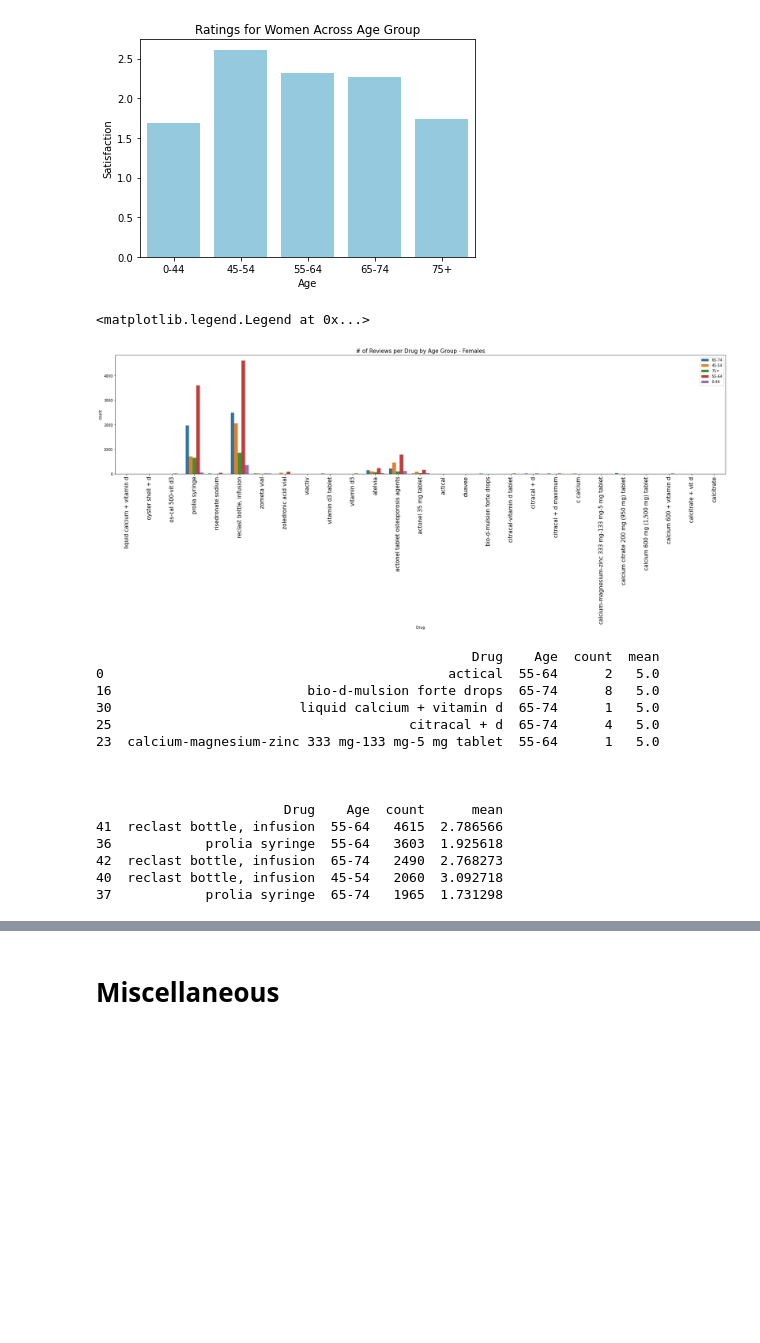
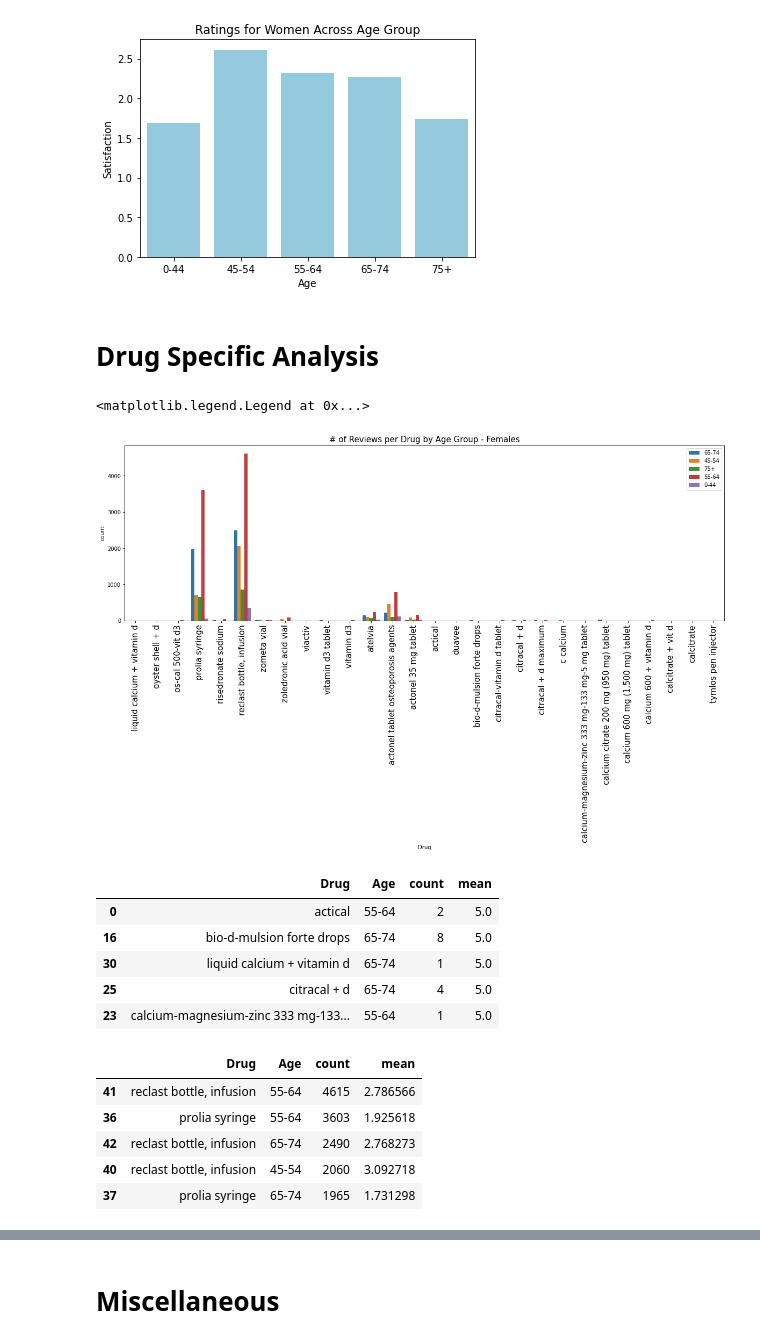
Before and after one commit to woonsupkim/DrugReview, a Jupyter notebook: EDA.ipynb, the cells around one changed output, grey strips where cells are left out. Saved outputs shown, nothing was run; the diff lists cells and outputs as text; code cells hidden in the pictures; blank space fills up the shorter version.

```diff
--- a/EDA.ipynb
+++ b/EDA.ipynb
@@ -107,7 +107,7 @@ number of drugs:  (71,)
 # ONLY Osteoporosis and TYMLOS related condition
 # %%
 df_ost = df[df['Condition'] == "Osteoporosis"]
-df_ost2 = df[df['Condition'] == "osteoporosis in postmenopausal woman at high risk for fracture"]
+df_ost2 = df.loc[df['Drug'].str.contains("tymlos", case=False)]
 df_ost = pd.concat([df_ost,df_ost2])
 df_ost['Year'] = df_ost['Date'].dt.year
 # %%
@@ -148,5 +148,6 @@ Reviews with useful count = 0:  18
 # %%
 df_ost = df_ost.loc[df_ost.index.repeat(df_ost.UsefulCount)]
+df_ost = pd.concat([df_ost,df_ost2])
 df_ost
 # %% [output]
 |  | Age | Condition | Date | Drug | DrugId | EaseofUse | Effectiveness | Reviews | Satisfaction | ... |
@@ -324,37 +307,36 @@ sns.barplot(x='Age', y = 'Satisfaction', data = df_ost.groupby("Age")["Satisfact
 # %% [output]
 <AxesSubplot:title={'center':'Ratings for Women Across Age Group'}, xlabel='Age', ylabel='Satisfaction'>
 [figure]
+# %% [markdown]
+# Drug Specific Analysis
 # %%
 fig, ax = plt.subplots()
-fig.set_size_inches(30,6)
+fig.set_size_inches(20,6)
 plt.title('# of Reviews per Drug by Age Group - Females', fontsize = 15)
 sns_count = sns.countplot(x = 'Drug', hue = 'Age', data = df_ost)
 plt.setp(sns_count.get_xticklabels(), rotation=90, fontsize = 15);
 plt.legend(loc='upper right')
 # %% [output]
 <matplotlib.legend.Legend at 0x...>
-[figure, old version]
+[figure, new version]
 # %%
 #Top 5 Drugs considering both count and average satisfaction
 df_tmp = df_ost.groupby(['Drug', 'Age'])['Satisfaction'].agg(count='size', mean='mean').reset_index()
-print(df_tmp.sort_values(by=['mean'], ascending = False).head(5))
+display(df_tmp.sort_values(by=['mean'], ascending = False).head(5))
 print('\n\n')
-print(df_tmp.sort_values(by=['count'], ascending = False).head(5))
+display(df_tmp.sort_values(by=['count'], ascending = False).head(5))
 # %% [output]
-                                                Drug    Age  count  mean
-0                                            actical  55-64      2   5.0
-16                         bio-d-mulsion forte drops  65-74      8   5.0
-30                        liquid calcium + vitamin d  65-74      1   5.0
-25                                      citracal + d  65-74      4   5.0
-23  calcium-magnesium-zinc 333 mg-133 mg-5 mg tablet  55-64      1   5.0
-
-
-
-                        Drug    Age  count      mean
-41  reclast bottle, infusion  55-64   4615  2.786566
-36            prolia syringe  55-64   3603  1.925618
-42  reclast bottle, infusion  65-74   2490  2.768273
-40  reclast bottle, infusion  45-54   2060  3.092718
-37            prolia syringe  65-74   1965  1.731298
+|  | Drug | Age | count | mean |
+| 0 | actical | 55-64 | 2 | 5.0 |
+| 16 | bio-d-mulsion forte drops | 65-74 | 8 | 5.0 |
+| 30 | liquid calcium + vitamin d | 65-74 | 1 | 5.0 |
+| 25 | citracal + d | 65-74 | 4 | 5.0 |
+| 23 | calcium-magnesium-zinc 333 mg-133... | 55-64 | 1 | 5.0 |
+|  | Drug | Age | count | mean |
+| 41 | reclast bottle, infusion | 55-64 | 4615 | 2.786566 |
+| 36 | prolia syringe | 55-64 | 3603 | 1.925618 |
+| 42 | reclast bottle, infusion | 65-74 | 2490 | 2.768273 |
+| 40 | reclast bottle, infusion | 45-54 | 2060 | 3.092718 |
+| 37 | prolia syringe | 65-74 | 1965 | 1.731298 |
 # %%
 fig, ax = plt.subplots()
```
Also changed, not shown: parts of 15 cells of this notebook.
